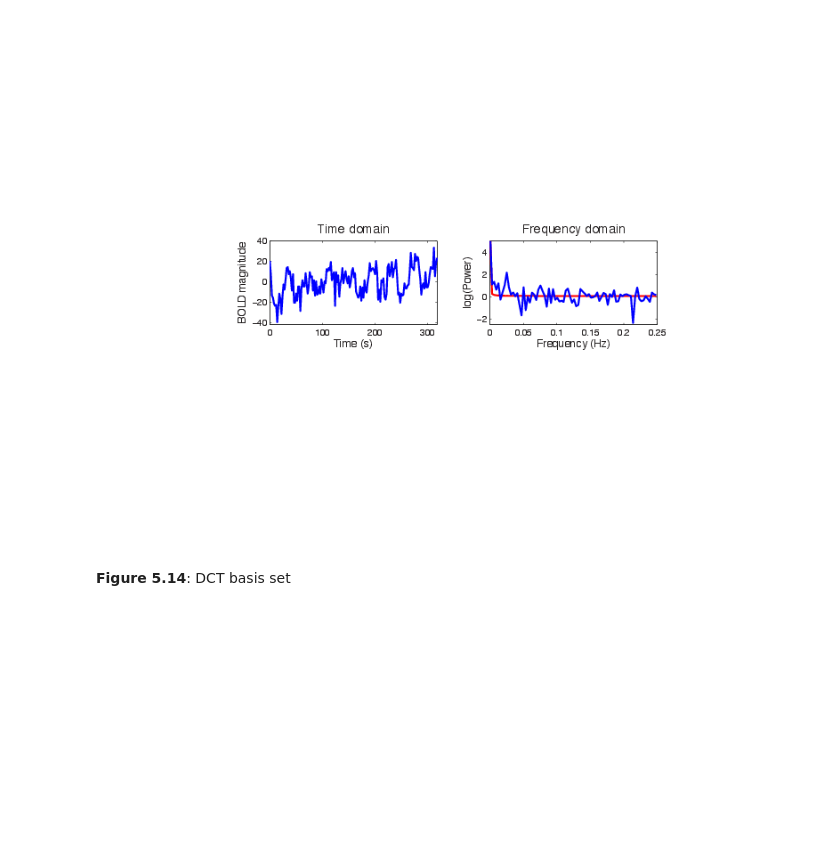
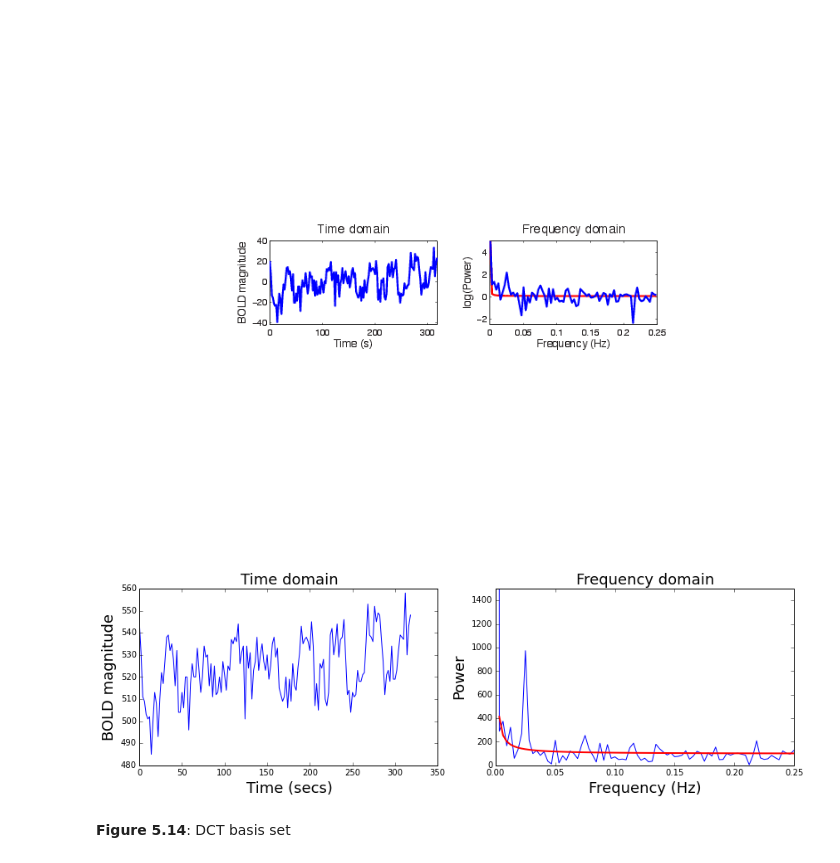
Before and after one commit to poldrack/fmri-handbook-2e-code, a Jupyter notebook: notebooks/Chapter5-SingleSubjectAnalysis/Chapter5-SingleSubjectAnalysis.ipynb, the cells around one changed output. Cells and saved outputs as stored; diff of their text form; code cells hidden in the pictures; blank space fills up the shorter version.

```diff
--- a/notebooks/Chapter5-SingleSubjectAnalysis/Chapter5-SingleSubjectAnalysis.ipynb
+++ b/notebooks/Chapter5-SingleSubjectAnalysis/Chapter5-SingleSubjectAnalysis.ipynb
@@ -441,6 +477,45 @@ __Figure 5.13__: noise structure of fMRI data
 WImage(filename=os.path.join(orig_figuredir,'Figure_5_13.pdf'))
 # %% [output]
 [figure]
+# %%
+def powerspectrum(ts,rate=1./2.,log=True):
+    powerspec = numpy.abs(numpy.fft.rfft(ts))
+    if log:
+        powerspec=numpy.log10(powerspec)
+    f = numpy.fft.rfftfreq(len(ts), d=1/rate)
+    return powerspec,f
+
+from scipy.optimize import curve_fit
+
+ts=numpy.loadtxt(os.path.join(datadir,'drift_olp_01_1_25_7_16.txt'))
+timepoints=numpy.arange(0,2.*len(ts),2.)
+rate=1./2. #1.16
+
+plt.figure(figsize=(12,4))
+plt.subplot(1,2,1)
+plt.plot(timepoints,ts)
+plt.title('Time domain',fontsize=18)
+plt.xlabel('Time (secs)',fontsize=18)
+plt.ylabel('BOLD magnitude',fontsize=18)
+plt.subplot(1,2,2)
+power_ts,f = powerspectrum(ts,rate,log=False)
+plt.plot(f,power_ts)
+plt.title('Frequency domain',fontsize=18)
+plt.xlabel('Frequency (Hz)',fontsize=18)
+plt.ylabel('Power',fontsize=18)
+
+def one_over_f(i,a,b):
+    """ 1/f**a with nonzero intercept"""
+    return 1./(i**a)+b
+
+fit=curve_fit(one_over_f,f[1:],power_ts[1:],p0=[0.3,0.0])
+plt.plot(f,one_over_f(f,fit[0][0],fit[0][1]),linewidth=2,color='red')
+plt.axis([0,0.25,0,1500])
+
+plt.tight_layout()
+plt.savefig(os.path.join(figuredir,'Figure_5_13.svg'),format='svg',dpi=1200)
+# %% [output]
+[figure, added]
 # %% [markdown]
 __Figure 5.14__: DCT basis set
 # %%
```
Also changed, not shown: parts of 17 cells of this notebook.
